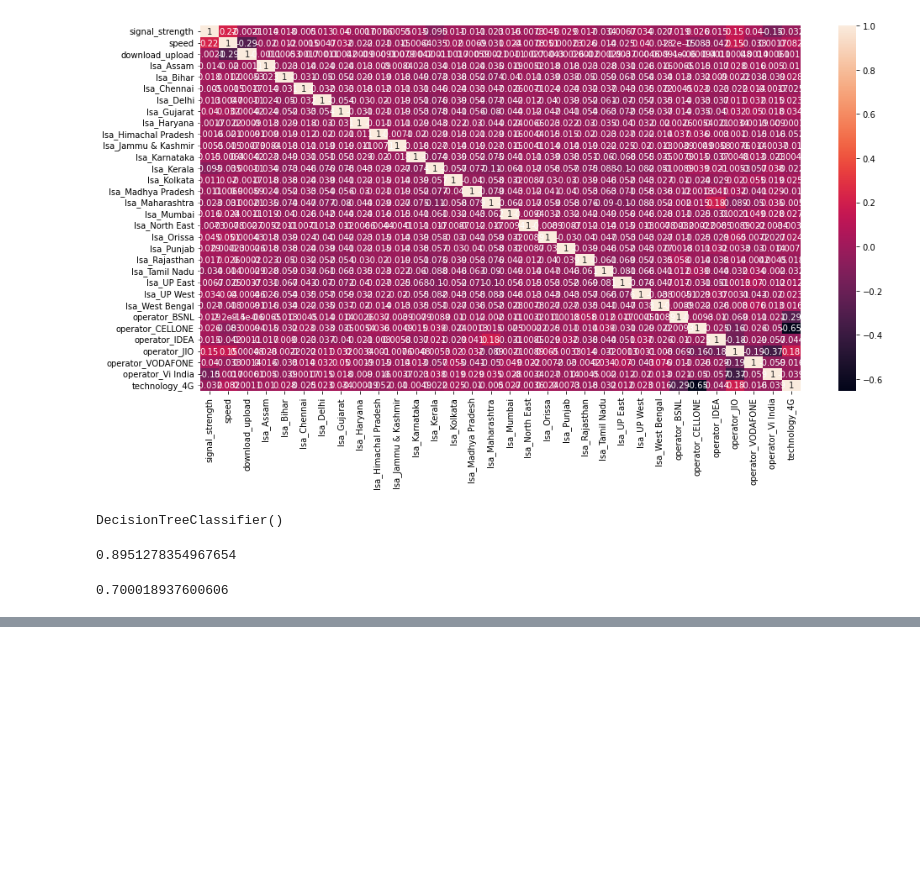
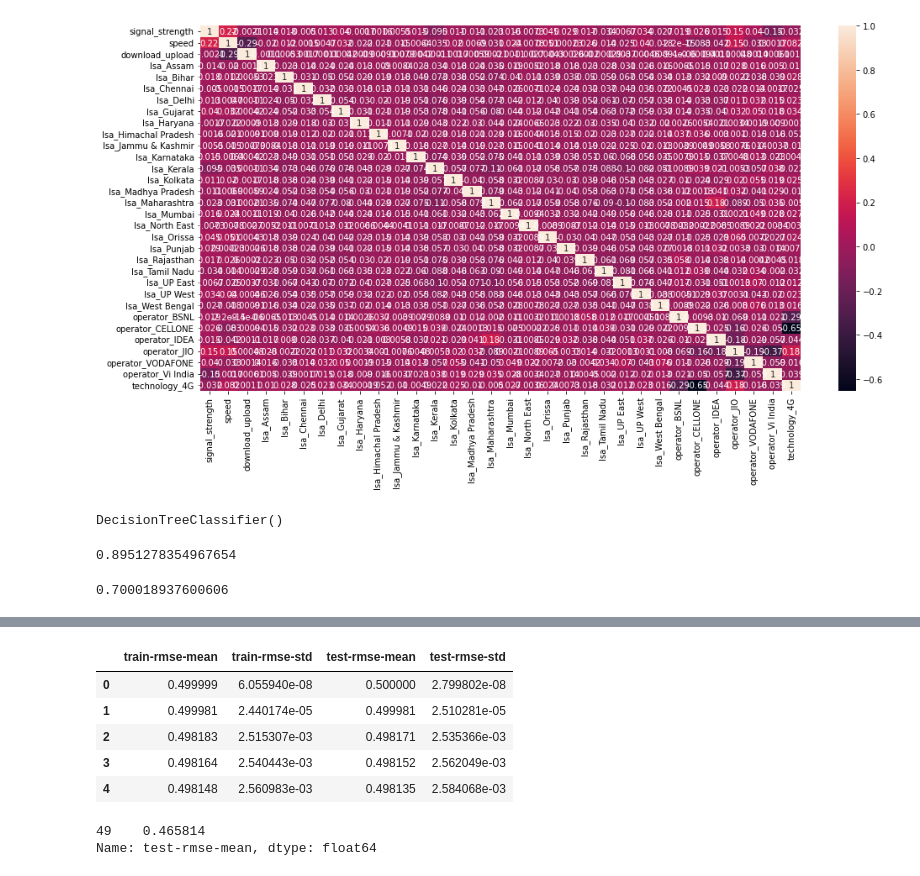
Before and after one commit to zep-analytics/mobile-internet-speed-india, a Jupyter notebook: task_2.ipynb, the cells around one changed output, grey strips where cells are left out. Drawn from its saved outputs; the diff is of its cells as text; code cells hidden in the pictures; blank space fills up the shorter version.

```diff
--- a/task_2.ipynb
+++ b/task_2.ipynb
@@ -449,3 +449,5 @@ model.score(X_train,y_train)
 model.score(X_test,y_test)
 # %% [output]
 0.700018937600606
+# %%
+data_dmatrix = xgb.DMatrix(data=X,label=y)
@@ -451,0 +471,6 @@ model.score(X_test,y_test)
+# %%
+params = {"objective":"reg:linear",'colsample_bytree': 0.3,'learning_rate': 0.1,
+                'max_depth': 5, 'alpha': 10}
+
+cv_results = xgb.cv(dtrain=data_dmatrix, params=params, nfold=3,
+                    num_boost_round=50,early_stopping_rounds=10,metrics="rmse", as_pandas=True, seed=123)
@@ -451,0 +481,14 @@ model.score(X_test,y_test)
+# %%
+cv_results.head()
+# %% [output]
+|  | train-rmse-mean | train-rmse-std | test-rmse-mean | test-rmse-std |
+| 0 | 0.499999 | 6.055940e-08 | 0.500000 | 2.799802e-08 |
+| 1 | 0.499981 | 2.440174e-05 | 0.499981 | 2.510281e-05 |
+| 2 | 0.498183 | 2.515307e-03 | 0.498171 | 2.535366e-03 |
+| 3 | 0.498164 | 2.540443e-03 | 0.498152 | 2.562049e-03 |
+| 4 | 0.498148 | 2.560983e-03 | 0.498135 | 2.584068e-03 |
+# %%
+print((cv_results["test-rmse-mean"]).tail(1))
+# %% [output]
+49    0.465814
+Name: test-rmse-mean, dtype: float64
```
Also changed, not shown: parts of 5 cells of this notebook.
